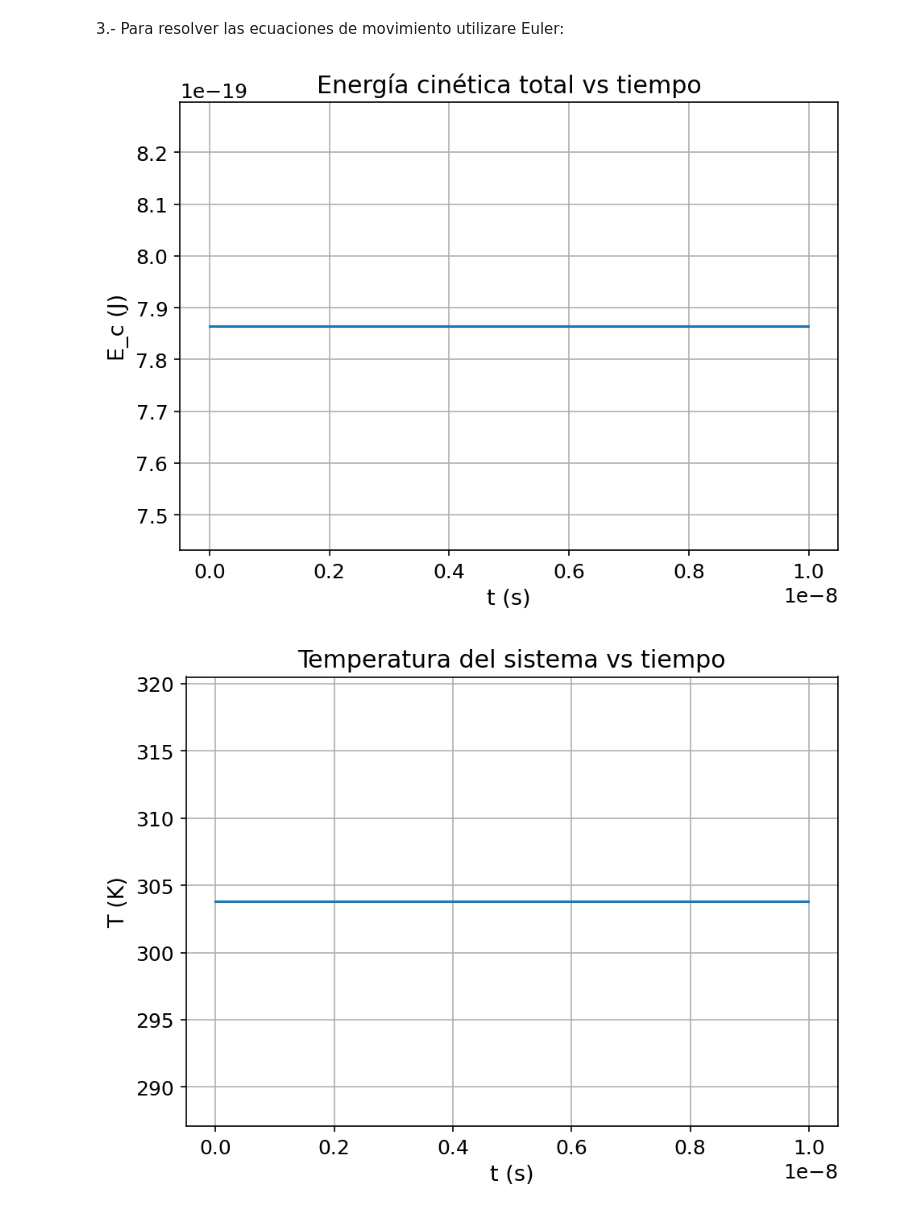
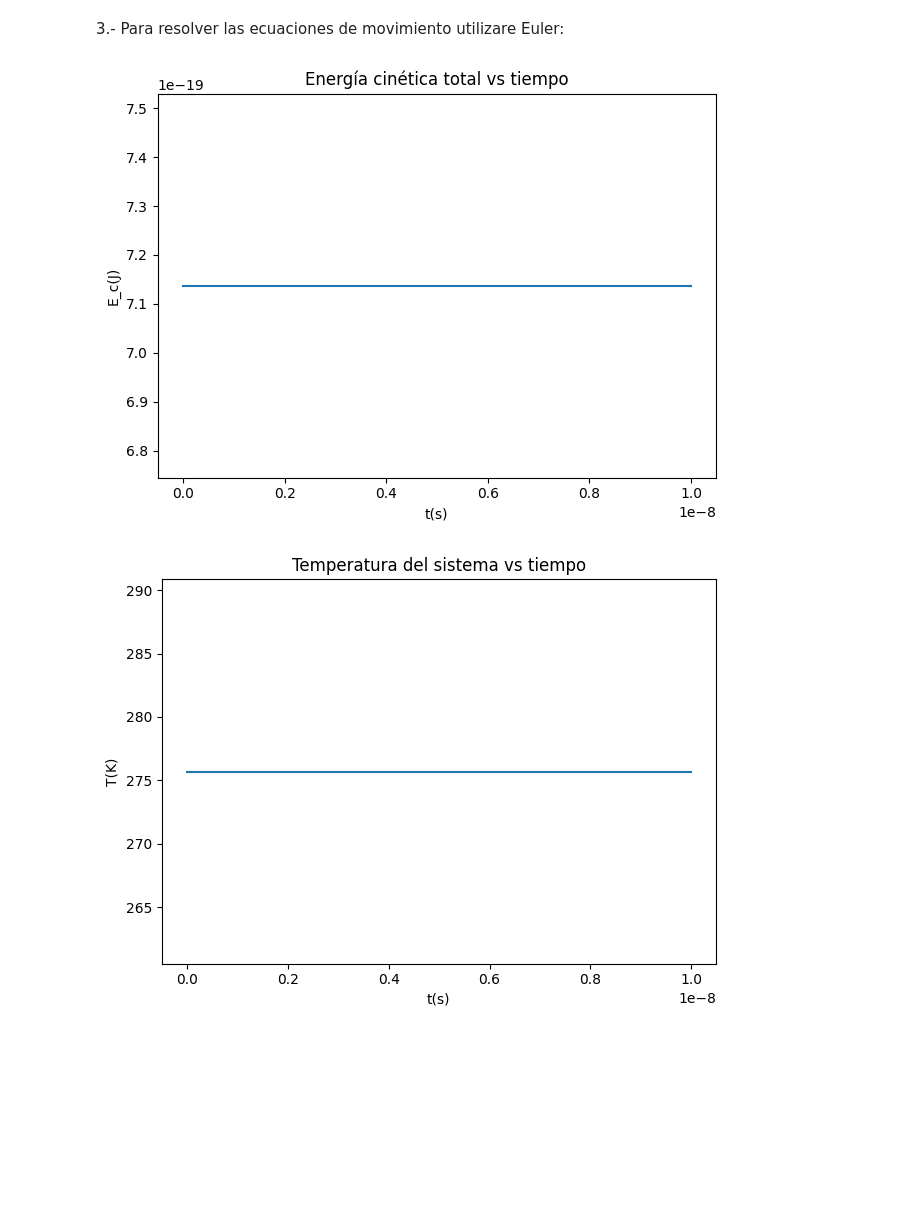
Before and after one commit to AlonsoRecabarren/Computing-Physics, a Jupyter notebook: Homeworks/Homework 1/Problema 4.ipynb, the cells around one changed output. Saved outputs shown, nothing was run; the diff lists cells and outputs as text; code cells hidden in the pictures; blank space fills up the shorter version.

```diff
--- a/Homeworks/Homework 1/Problema 4.ipynb
+++ b/Homeworks/Homework 1/Problema 4.ipynb
@@ -173,22 +173,22 @@ plt.show()
 # %% [markdown]
 Al tener tan pocas moleculas ($N=125$), el comportamiento colectivo tiene la forma de la distribucion pero notamos diversos peaks que exceden la curva teorica. Notemos el comportamiento para $N=10000$:
 # %%
-N=10000
+N_grande=10000
 
 #Distribucion de velocidades
 
-v=np.zeros((N, 3))                            #Arreglo de ceros para insertar las velocidades
+v=np.zeros((N_grande, 3))                            #Arreglo de ceros para insertar las velocidades
 
-v[:, 0] = np.random.normal(mu, sigma, N)      #Velocidades en x con distribucion de Boltzmann
-v[:, 1] = np.random.normal(mu, sigma, N)
-v[:, 2] = np.random.normal(mu, sigma, N)
+v[:, 0] = np.random.normal(mu, sigma, N_grande)      #Velocidades en x con distribucion de Boltzmann
+v[:, 1] = np.random.normal(mu, sigma, N_grande)
+v[:, 2] = np.random.normal(mu, sigma, N_grande)
 
 v_mag = np.linalg.norm(v, axis=1)             #np.linalg.norm calcula la norma o modulo de cada velocidad v_{i}
 v_ejes = np.linspace(0, np.max(v_mag), 1000)  #Se crea un arreglo de la magnitud de las velocidad desde 0 hasta la maxima magnitud, con 1000 puntos
 
 #Distribucion teorica 3D Maxwell-Boltzmann
 
-A =4*np.pi * (m / (2*np.pi*k_B*T_0))**(3/2)                     #Constante
+A =4*np.pi * (m / (2*np.pi*k_B*T_0))**(3/2)                       #Constante
 dist_MB=A * v_ejes**2 *np.exp(-m* v_ejes**2 / (2*k_B*T_0))        #Distribucion de Maxwell-Boltzmann para temperatuta T=300K
 
 #Grafico
@@ -210,6 +210,17 @@ plt.show()
 # %% [markdown]
 3.- Para resolver las ecuaciones de movimiento utilizare Euler:
 # %%
+Posicion=np.zeros((N,3))             #Reinicio posiciones y velocidades
+Posicion[:, 0]=np.random.rand(N)*Lx
+Posicion[:, 1]=np.random.rand(N)*Ly
+Posicion[:, 2]=np.random.rand(N)*Lz
+
+v=np.zeros((N, 3))
+
+v[:, 0] = np.random.normal(mu, sigma, N)
+v[:, 1] = np.random.normal(mu, sigma, N)
+v[:, 2] = np.random.normal(mu, sigma, N)
+
 Paso = 1e-11                             #Distancia entre puntos
 Num_paso=1000                            #Numero de puntos
 
@@ -235,33 +246,33 @@ for i in range(Num_paso):
     v2_prom=np.mean(v2)                                #Promedio de velocidad al cuadrado por molecula
     T=(m/(3*k_B))*v2_prom                              #Temperatura
     t_lista.append(t)
     Ec_lista.append(Ec_total)
     T_lista.append(T)
 
 #Graficos
 
 plt.figure()
 
 plt.plot(t_lista, Ec_lista)
 
 plt.title("Energía cinética total vs tiempo")
 plt.xlabel("t(s)")
 plt.ylabel("E_c(J)")
 
 plt.tight_layout()
 plt.show()
 
 plt.figure()
 
 plt.plot(t_lista, T_lista)
 
 plt.title("Temperatura del sistema vs tiempo")
 plt.xlabel("t(s)")
 plt.ylabel("T(K)")
 
 plt.tight_layout()
 plt.show()
 # %% [output]
-[figure, old version]
+[figure, new version]
-[figure, old version]
+[figure, new version]
 # %% [markdown]
```
Also changed, not shown: parts of 6 cells of this notebook, 1 other file.
